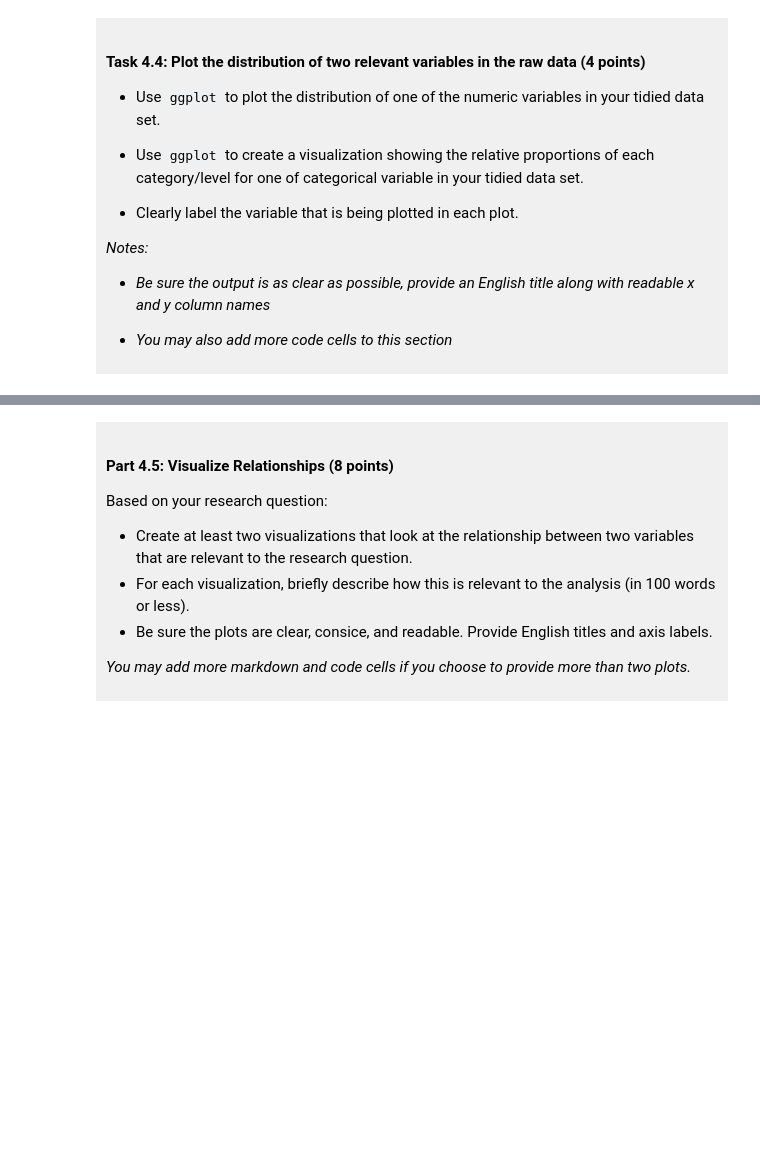
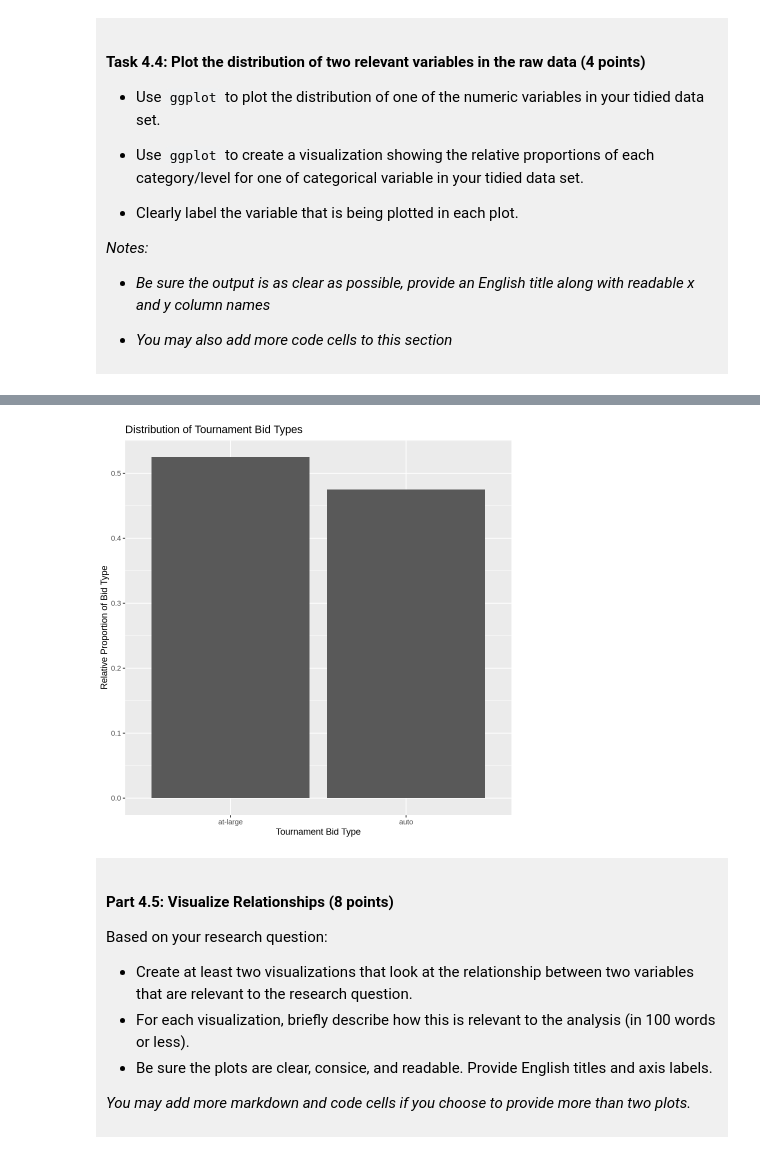
Before and after one commit to Ewan-Magus/dsci-100-project-ewan-magus, a Jupyter notebook: dsci-100-project-notebook.ipynb, the cells around one changed output, grey strips where cells are left out. Saved outputs shown, nothing was run; the diff lists cells and outputs as text; code cells hidden in the pictures; blank space fills up the shorter version.

```diff
--- a/dsci-100-project-notebook.ipynb
+++ b/dsci-100-project-notebook.ipynb
@@ -360,5 +387,20 @@ A tibble: 1 × 6
 # %%
 ### EDIT THIS CODE CELL FOR PLOT 2 ###
+# Finds the relative proportion of tournament appearances for each school
+bid_proportions <- march_madness_tidy |>
+    group_by(bid) |>
+    summarize(count = n()) |>
+    mutate(proportion = count / sum(count)) #Changes the counts to the proportion
+
+# Plots the relative proportions for each level of bid
+bid_prop_plot <- ggplot(bid_proportions, aes(x = bid, y = proportion)) +
+        geom_col() +
+        labs(x = "Tournament Bid Type",
+            y = "Relative Proportion of Bid Type",
+            title = "Distribution of Tournament Bid Types")
+bid_prop_plot
+# %% [output]
+[figure, added]
 # %% [markdown]
 <div style="background-color: #f0f0f0; padding: 10px;">
 
```
Also changed, not shown: parts of 6 cells of this notebook.
